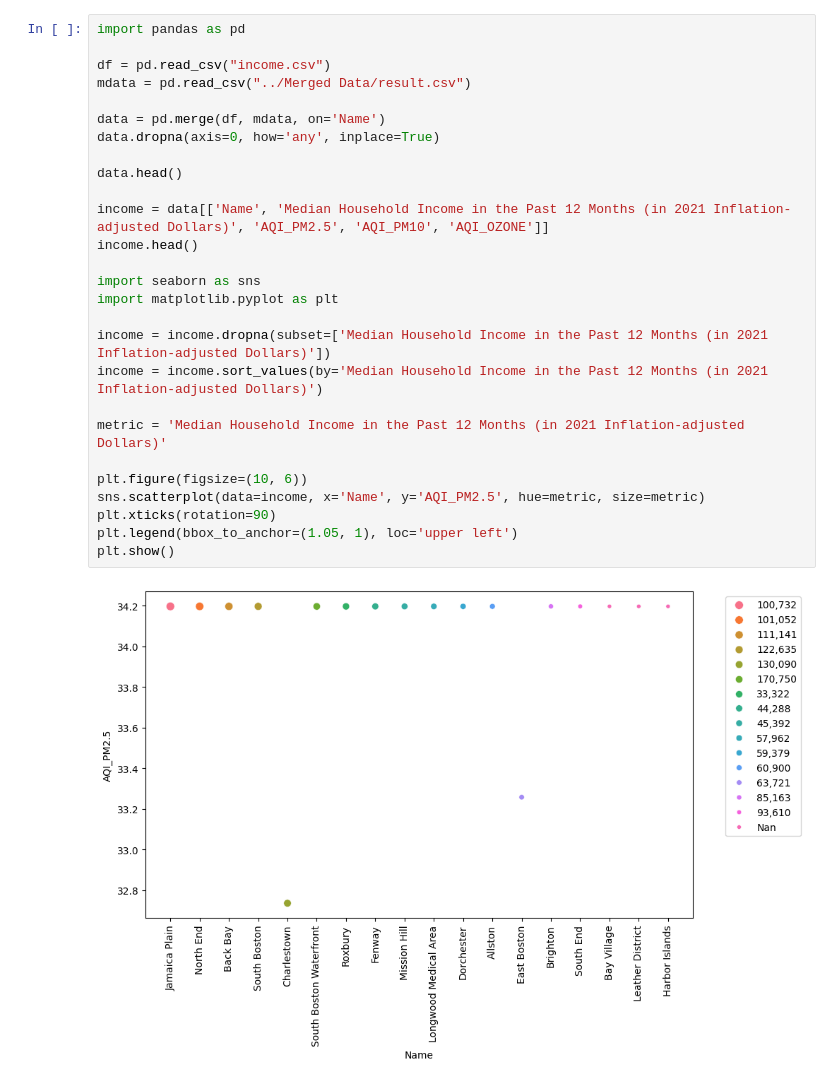
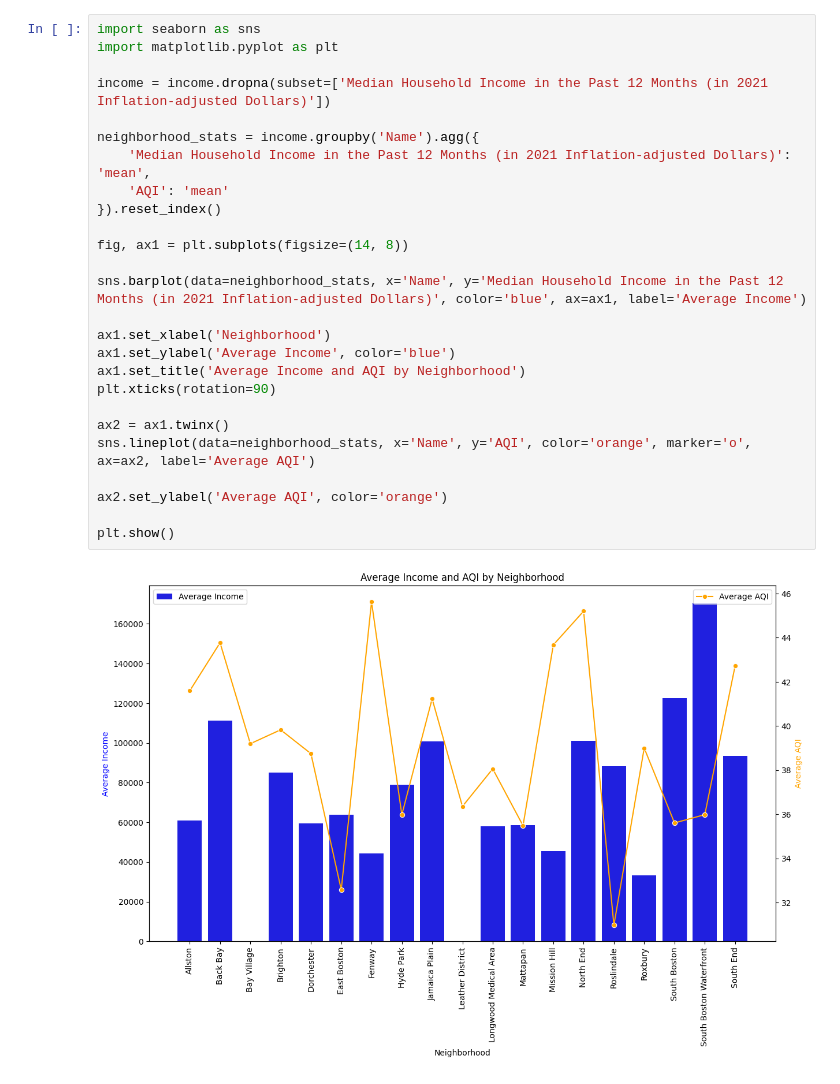
Before and after one commit to BU-Spark/ds-boston-transit-air-quality, a Jupyter notebook: fa23-team-f/data/Census/census.ipynb, the cells around one changed output. Cells and saved outputs as stored; diff of their text form.

```diff
--- a/fa23-team-f/data/Census/census.ipynb
+++ b/fa23-team-f/data/Census/census.ipynb
@@ -105,29 +65,28 @@ plt.show()
-# %%
-import pandas as pd
-
-df = pd.read_csv("income.csv")
-mdata = pd.read_csv("../Merged Data/result.csv")
-
-data = pd.merge(df, mdata, on='Name')
-data.dropna(axis=0, how='any', inplace=True)
-
-data.head()
-
-income = data[['Name', 'Median Household Income in the Past 12 Months (in 2021 Inflation-adjusted Dollars)', 'AQI_PM2.5', 'AQI_PM10', 'AQI_OZONE']]
-income.head()
-
-import seaborn as sns
-import matplotlib.pyplot as plt
-
-income = income.dropna(subset=['Median Household Income in the Past 12 Months (in 2021 Inflation-adjusted Dollars)'])
-income = income.sort_values(by='Median Household Income in the Past 12 Months (in 2021 Inflation-adjusted Dollars)')
-
-metric = 'Median Household Income in the Past 12 Months (in 2021 Inflation-adjusted Dollars)'
-
-plt.figure(figsize=(10, 6))
-sns.scatterplot(data=income, x='Name', y='AQI_PM2.5', hue=metric, size=metric)
-plt.xticks(rotation=90)
-plt.legend(bbox_to_anchor=(1.05, 1), loc='upper left')
-plt.show()
-# %% [output]
-[figure, removed]
+# %%
+import seaborn as sns
+import matplotlib.pyplot as plt
+
+income = income.dropna(subset=['Median Household Income in the Past 12 Months (in 2021 Inflation-adjusted Dollars)'])
+
+neighborhood_stats = income.groupby('Name').agg({
+    'Median Household Income in the Past 12 Months (in 2021 Inflation-adjusted Dollars)': 'mean',
+    'AQI': 'mean'
+}).reset_index()
+
+fig, ax1 = plt.subplots(figsize=(14, 8))
+
+sns.barplot(data=neighborhood_stats, x='Name', y='Median Household Income in the Past 12 Months (in 2021 Inflation-adjusted Dollars)', color='blue', ax=ax1, label='Average Income')
+
+ax1.set_xlabel('Neighborhood')
+ax1.set_ylabel('Average Income', color='blue')
+ax1.set_title('Average Income and AQI by Neighborhood')
+plt.xticks(rotation=90)
+
+ax2 = ax1.twinx()
+sns.lineplot(data=neighborhood_stats, x='Name', y='AQI', color='orange', marker='o', ax=ax2, label='Average AQI')
+
+ax2.set_ylabel('Average AQI', color='orange')
+
+plt.show()
+# %% [output]
+[figure, added]
```
Also changed, not shown: parts of 3 cells of this notebook, 13 other files.
